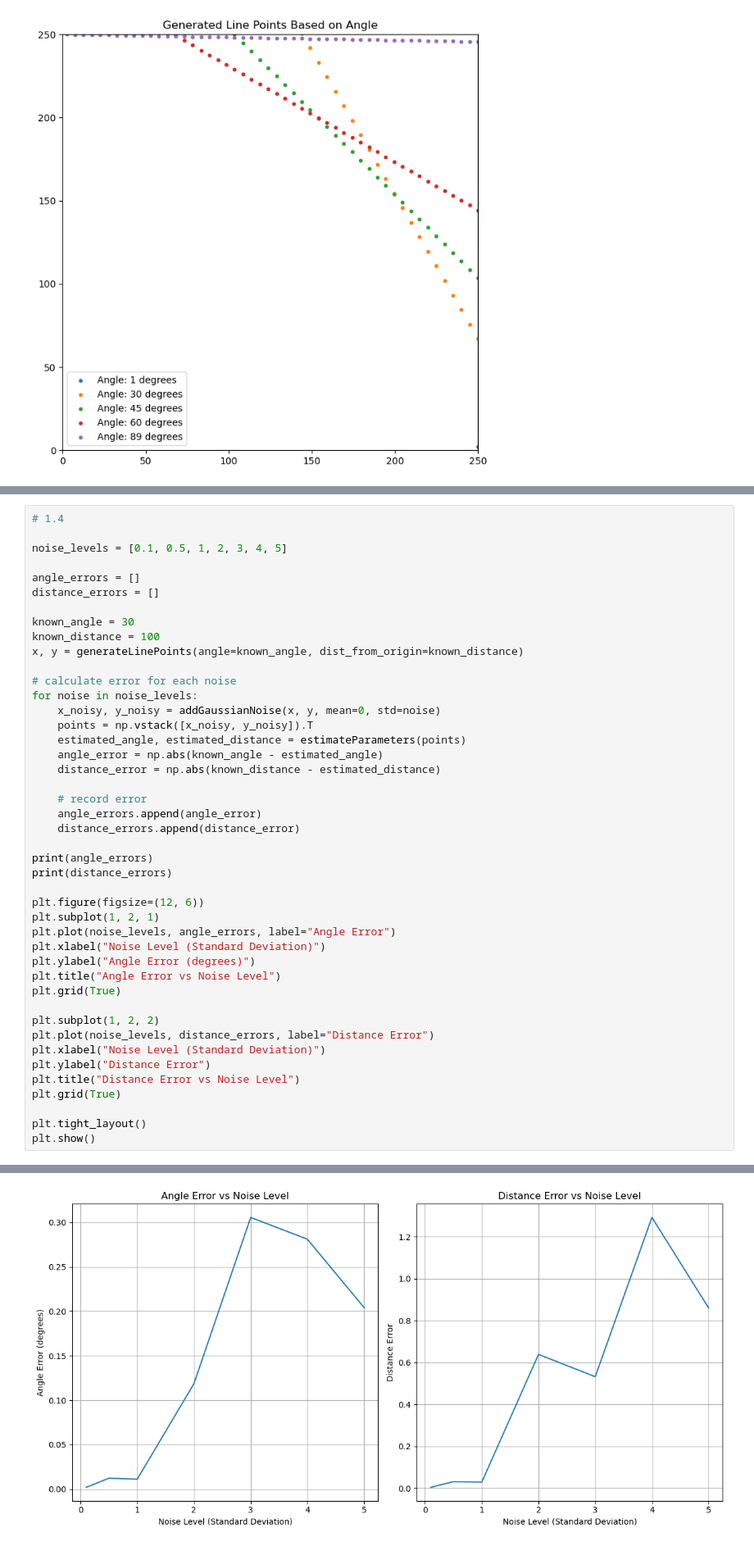
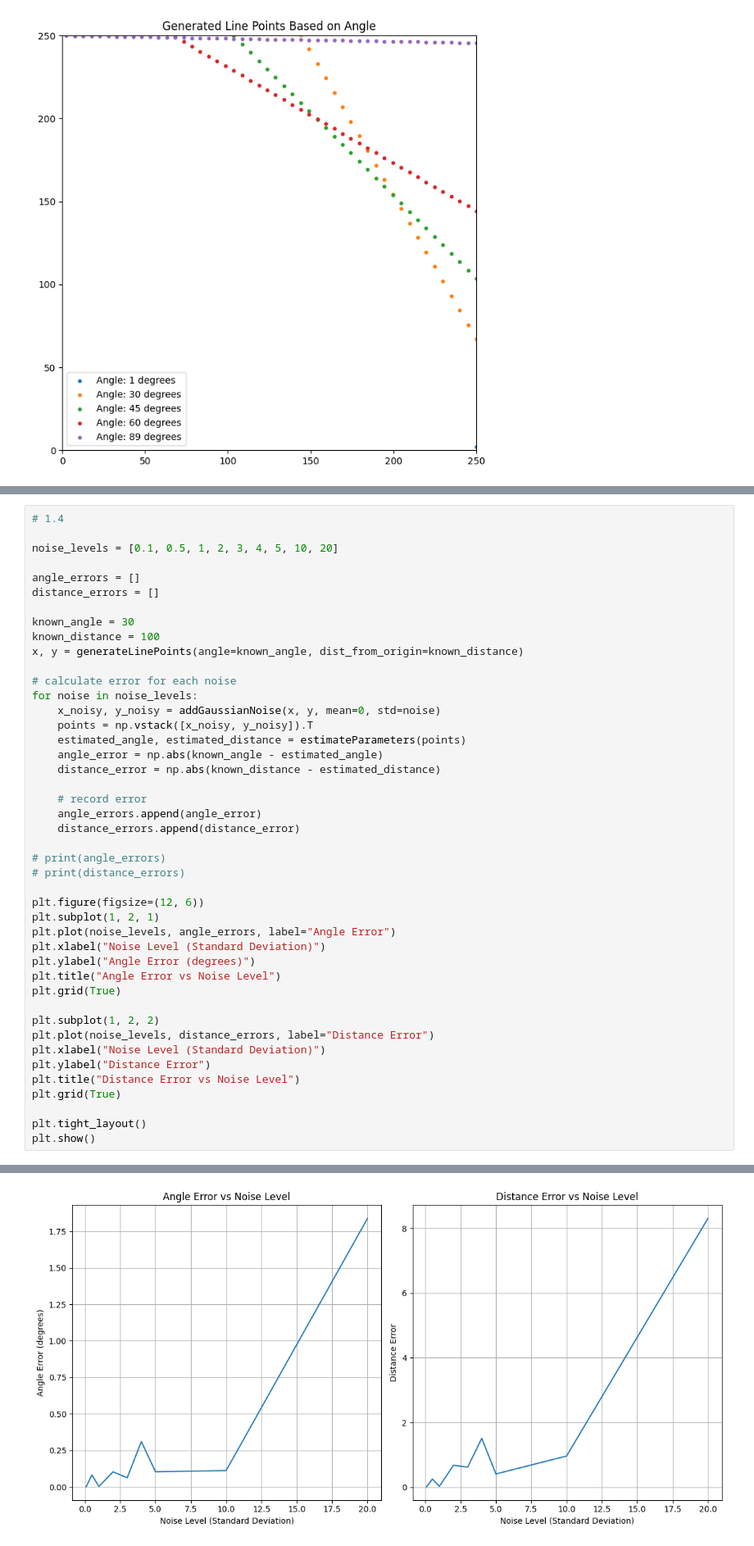
Before and after one commit to liudev777/MobileNet_Deepfake, a Jupyter notebook: AS3/part_1.ipynb, the cells around one changed output, grey strips where cells are left out. Shown at 82% size. Cells and saved outputs as stored; diff of their text form.

```diff
--- a/AS3/part_1.ipynb
+++ b/AS3/part_1.ipynb
@@ -89,7 +100,7 @@ Degree Error:  0.015, Distance Error:  0.053
 # %%
 # 1.4
 
-noise_levels = [0.1, 0.5, 1, 2, 3, 4, 5]
+noise_levels = [0.1, 0.5, 1, 2, 3, 4, 5, 10, 20]
 
 angle_errors = []
 distance_errors = []
@@ -110,8 +121,8 @@ for noise in noise_levels:
     angle_errors.append(angle_error)
     distance_errors.append(distance_error)
 
-print(angle_errors)
-print(distance_errors)
+# print(angle_errors)
+# print(distance_errors)
 
 plt.figure(figsize=(12, 6))
 plt.subplot(1, 2, 1)
@@ -136 +145 @@ plt.show()
-[figure, old version]
+[figure, new version]
```
Also changed, not shown: parts of 11 cells of this notebook, 2 other files.
